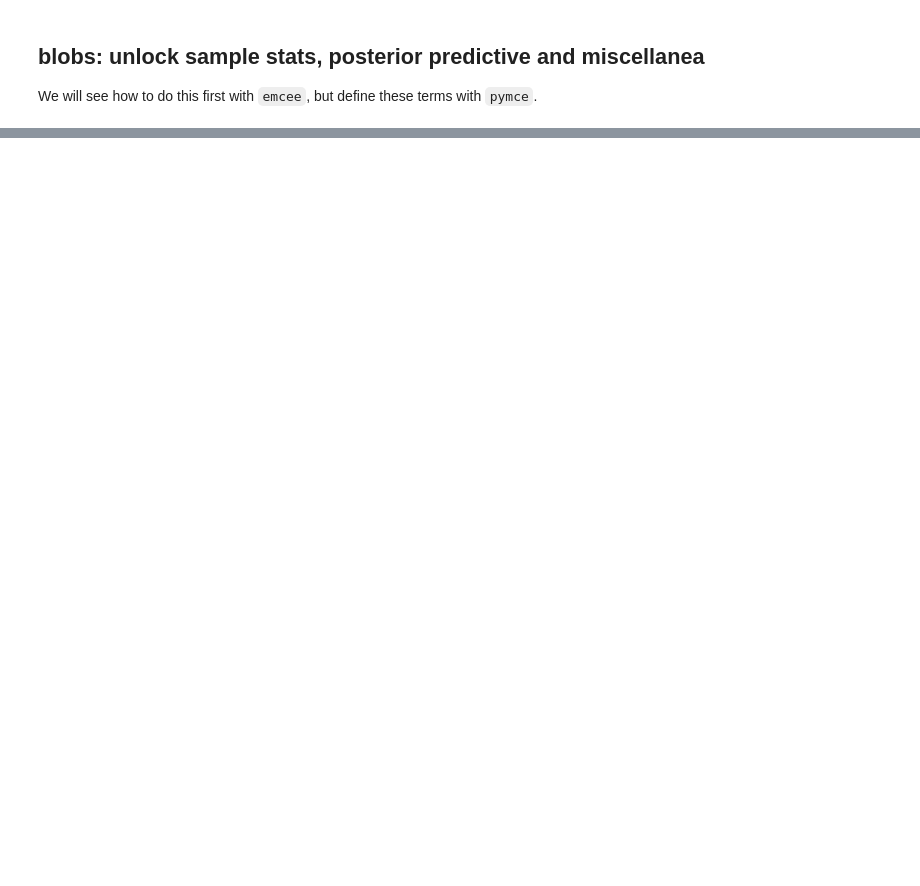
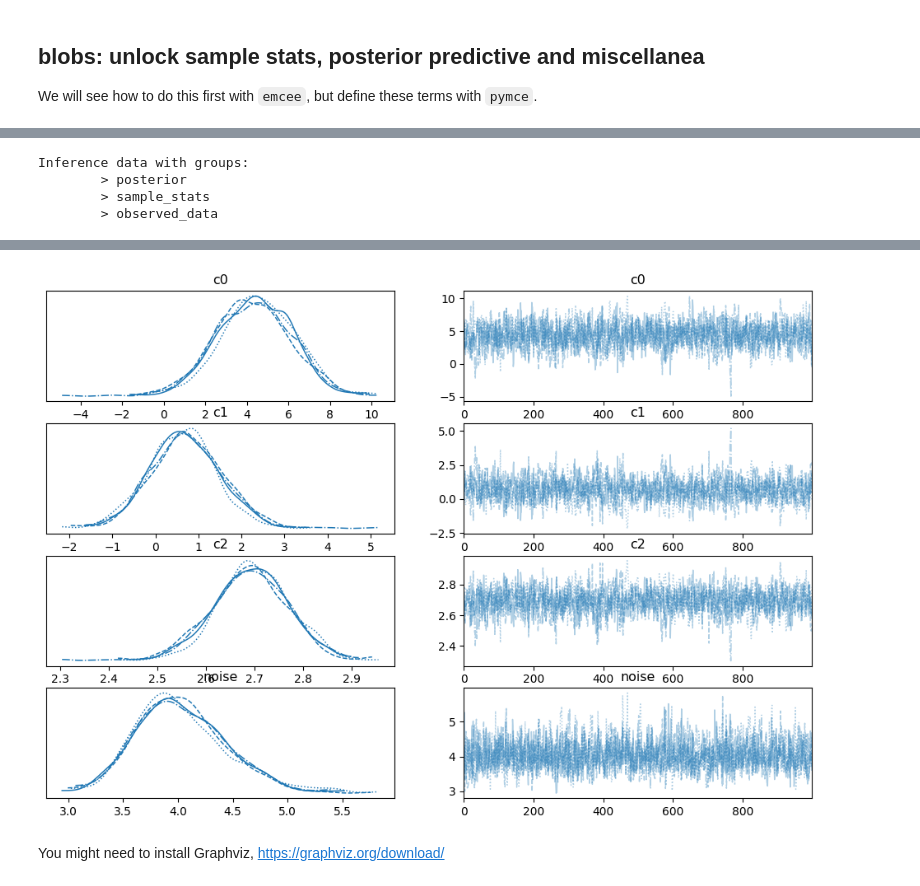
Before and after one commit to benjaminrose/data-analysis-book, a Jupyter notebook: book/unit3/emcee.ipynb, the cells around one changed output, grey strips where cells are left out. Saved outputs shown, nothing was run; the diff lists cells and outputs as text; code cells hidden in the pictures; blank space fills up the shorter version.

```diff
--- a/book/unit3/emcee.ipynb
+++ b/book/unit3/emcee.ipynb
@@ -94,0 +104,17 @@ Inference data with groups:
+# %%
+# model is y = c0 + c1*x + c2*x^2 + noise
+
+# build a model via a `with` context block.
+with pm.Model() as model:
+    # define priors on polynomial coeffiencts and the added noise
+    c0 = pm.Normal('c0', 0, 20)
+    c1 = pm.Normal('c1', 0, 20)
+    c2 = pm.Normal('c2', 0, 20)
+    noise = pm.Exponential('noise', 0.1) #could be half-Normal or half-chauchy
+
+    # define observations: y = c0 + c1*x + c2*x^2
+    # link variables to data with `observed=y`
+    obs = pm.Normal('obs', c0 + c1*x + c2*x**2, noise, observed=y)
+
+    # run sampler
+    idata = pm.sample()
@@ -94,0 +128,4 @@ Inference data with groups:
+# %%
+az.plot_trace(idata)
+idata
+# %% [output]
@@ -94,0 +133,4 @@ Inference data with groups:
+Inference data with groups:
+        > posterior
+        > sample_stats
+        > observed_data
@@ -94,0 +138,3 @@ Inference data with groups:
+[figure, added]
+# %% [markdown]
+You might need to install Graphviz, https://graphviz.org/download/
```
Also changed, not shown: parts of 17 cells of this notebook, 6 other files.
